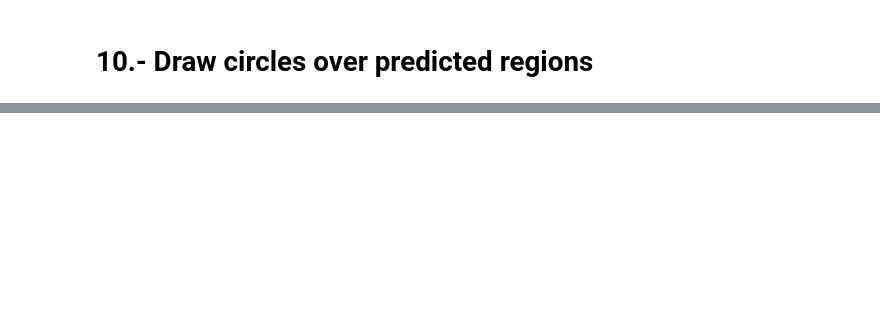
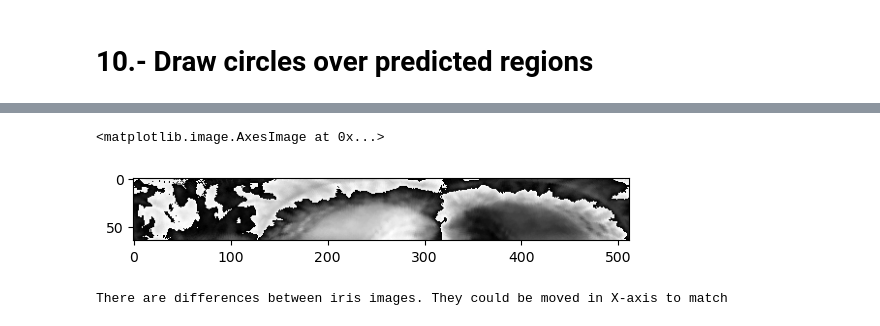
Before and after one commit to Choapinus/DenseNet10, a Jupyter notebook: notebooks/DenseSegmentatorClass.ipynb, the cells around one changed output, grey strips where cells are left out. Cells and saved outputs as stored; diff of their text form; code cells hidden in the pictures; blank space fills up the shorter version.

```diff
--- a/notebooks/DenseSegmentatorClass.ipynb
+++ b/notebooks/DenseSegmentatorClass.ipynb
@@ -185,0 +204,15 @@ plt.imshow(im)
+# %%
+plt.imshow(h_rs - w_rs)
+# %% [output]
+<matplotlib.image.AxesImage at 0x...>
+[figure, added]
+# %%
+diff = h_rs - w_rs
+_sum = diff.sum()
+
+if _sum == 0:
+    print('No difference over width and height iris extraction method')
+else:
+    print('There are differences between iris images. They could be moved in X-axis to match')
+# %% [output]
+There are differences between iris images. They could be moved in X-axis to match
```
Also changed, not shown: parts of 13 cells of this notebook, 5 other files.
